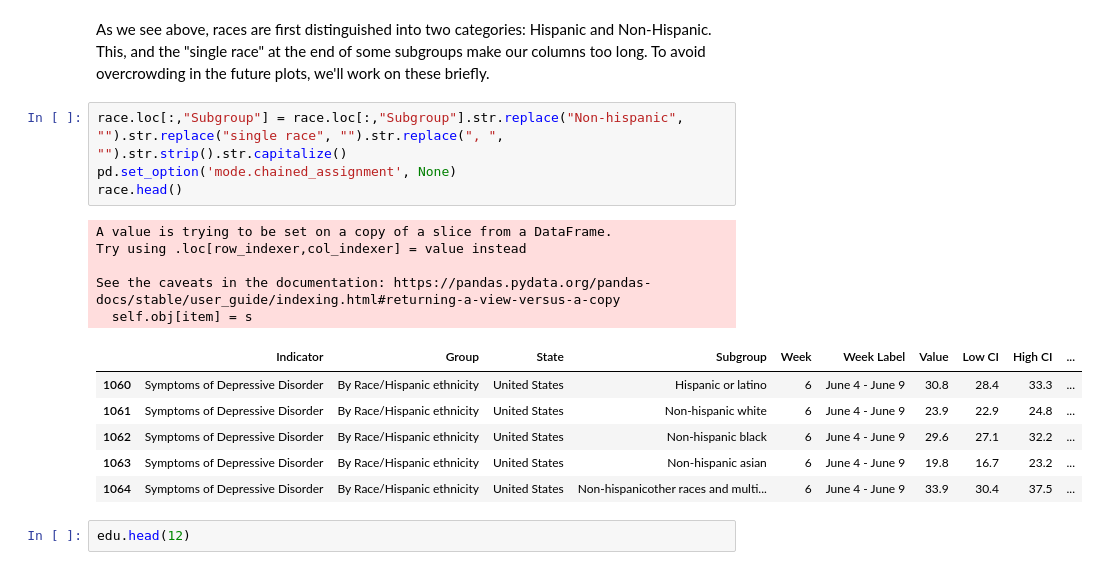
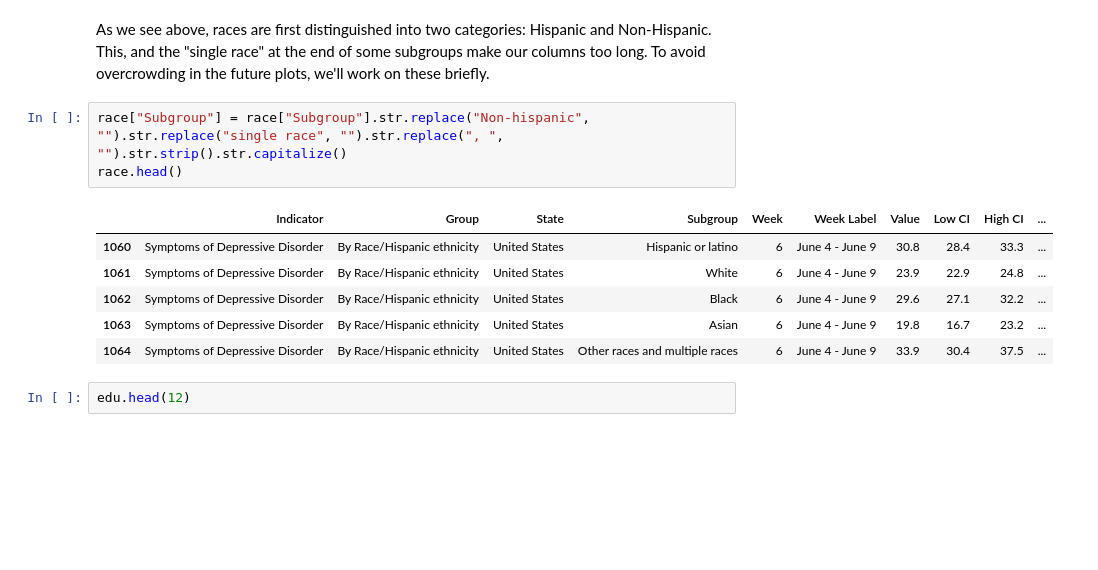
Before and after one commit to dilarakarabey/covid-mental-health, a Jupyter notebook: COVID-19-mental-health.ipynb, the cells around one changed output. Saved outputs shown, nothing was run; the diff lists cells and outputs as text; blank space fills up the shorter version.

```diff
--- a/COVID-19-mental-health.ipynb
+++ b/COVID-19-mental-health.ipynb
@@ -156,21 +159,15 @@ race.head(15)
 # %% [markdown]
 As we see above, races are first distinguished into two categories: Hispanic and Non-Hispanic. This, and the "single race" at the end of some subgroups make our columns too long. To avoid overcrowding in the future plots, we'll work on these briefly.
 # %%
-race.loc[:,"Subgroup"] = race.loc[:,"Subgroup"].str.replace("Non-hispanic", "").str.replace("single race", "").str.replace(", ", "").str.strip().str.capitalize()
-pd.set_option('mode.chained_assignment', None)
+race["Subgroup"] = race["Subgroup"].str.replace("Non-hispanic", "").str.replace("single race", "").str.replace(", ", "").str.strip().str.capitalize()
 race.head()
 # %% [output]
-A value is trying to be set on a copy of a slice from a DataFrame.
-Try using .loc[row_indexer,col_indexer] = value instead
-
-See the caveats in the documentation: https://pandas.pydata.org/pandas-docs/stable/user_guide/indexing.html#returning-a-view-versus-a-copy
-  self.obj[item] = s
 |  | Indicator | Group | State | Subgroup | Week | Week Label | Value | Low CI | High CI | ... |
 | 1060 | Symptoms of Depressive Disorder | By Race/Hispanic ethnicity | United States | Hispanic or latino | 6 | June 4 - June 9 | 30.8 | 28.4 | 33.3 | ... |
-| 1061 | Symptoms of Depressive Disorder | By Race/Hispanic ethnicity | United States | Non-hispanic white | 6 | June 4 - June 9 | 23.9 | 22.9 | 24.8 | ... |
-| 1062 | Symptoms of Depressive Disorder | By Race/Hispanic ethnicity | United States | Non-hispanic black | 6 | June 4 - June 9 | 29.6 | 27.1 | 32.2 | ... |
-| 1063 | Symptoms of Depressive Disorder | By Race/Hispanic ethnicity | United States | Non-hispanic asian | 6 | June 4 - June 9 | 19.8 | 16.7 | 23.2 | ... |
-| 1064 | Symptoms of Depressive Disorder | By Race/Hispanic ethnicity | United States | Non-hispanicother races and multi... | 6 | June 4 - June 9 | 33.9 | 30.4 | 37.5 | ... |
+| 1061 | Symptoms of Depressive Disorder | By Race/Hispanic ethnicity | United States | White | 6 | June 4 - June 9 | 23.9 | 22.9 | 24.8 | ... |
+| 1062 | Symptoms of Depressive Disorder | By Race/Hispanic ethnicity | United States | Black | 6 | June 4 - June 9 | 29.6 | 27.1 | 32.2 | ... |
+| 1063 | Symptoms of Depressive Disorder | By Race/Hispanic ethnicity | United States | Asian | 6 | June 4 - June 9 | 19.8 | 16.7 | 23.2 | ... |
+| 1064 | Symptoms of Depressive Disorder | By Race/Hispanic ethnicity | United States | Other races and multiple races | 6 | June 4 - June 9 | 33.9 | 30.4 | 37.5 | ... |
 # %%
 edu.head(12)
 # %% [output]
```
Also changed, not shown: parts of 5 cells of this notebook.
